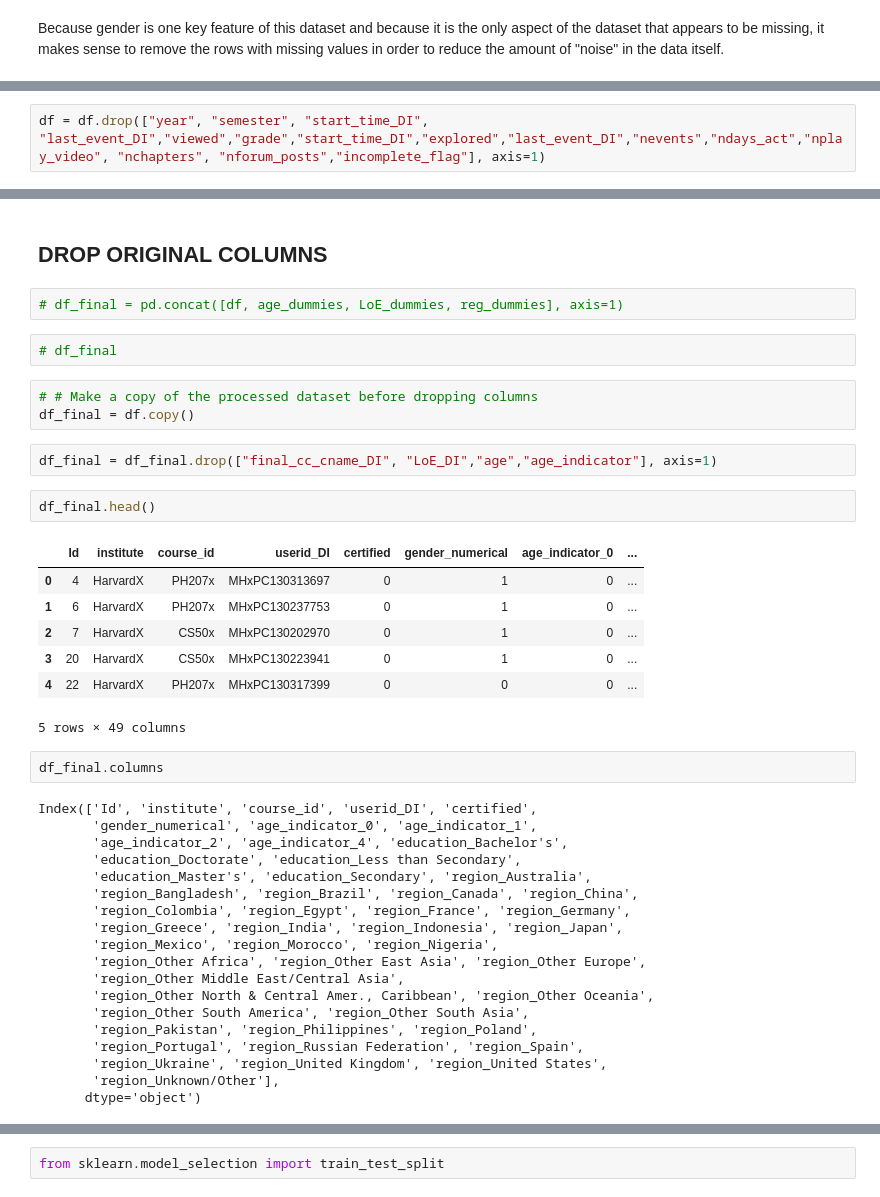
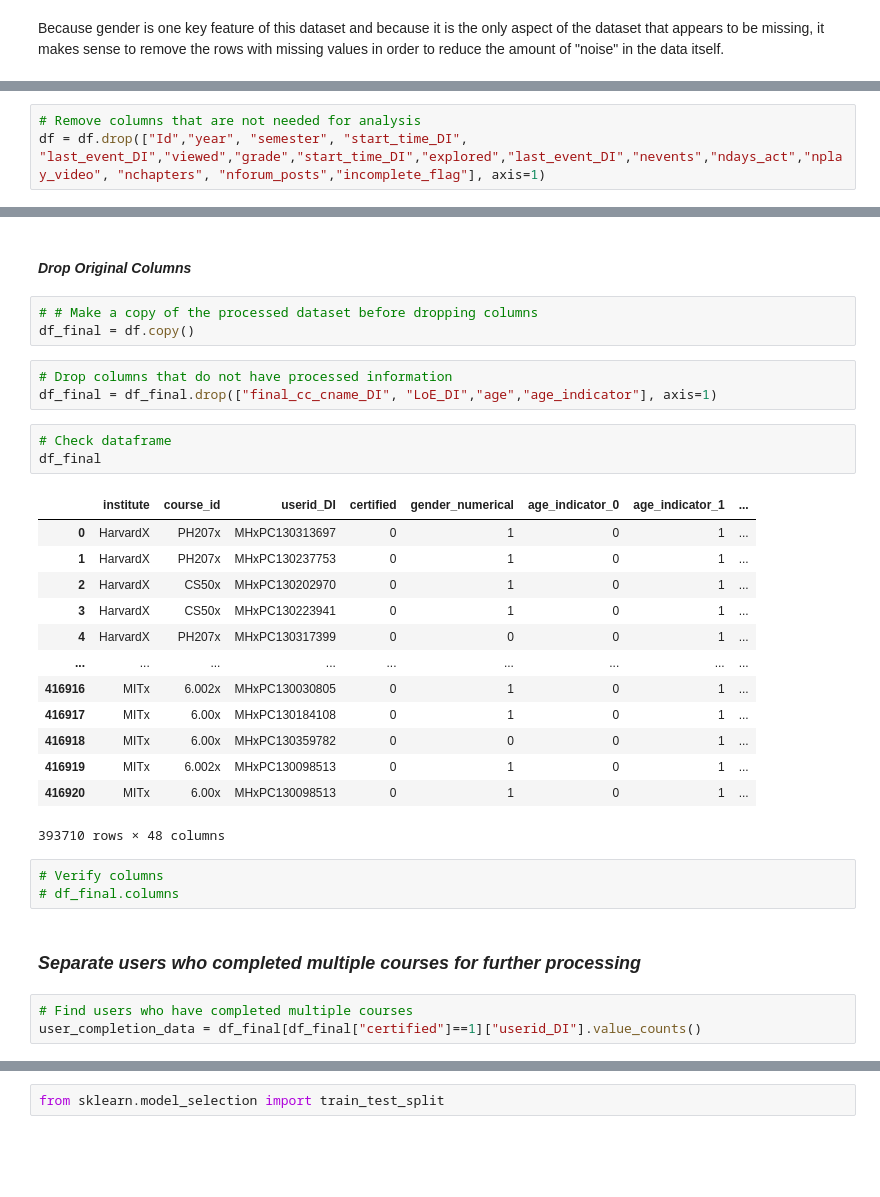
Before and after one commit to ainica/CM3070, a Jupyter notebook: CF.ipynb, the cells around one changed output, grey strips where cells are left out. Saved outputs shown, nothing was run; the diff lists cells and outputs as text; blank space fills up the shorter version.

```diff
--- a/CF.ipynb
+++ b/CF.ipynb
@@ -139,5 +81,6 @@ df[df["certified"]==1]
 # %%
-df = df.drop(["year", "semester", "start_time_DI", "last_event_DI","viewed","grade","start_time_DI","explored","last_event_DI","nevents","ndays_act","nplay_video", "nchapters", "nforum_posts","incomplete_flag"], axis=1)
+# Remove columns that are not needed for analysis
+df = df.drop(["Id","year", "semester", "start_time_DI", "last_event_DI","viewed","grade","start_time_DI","explored","last_event_DI","nevents","ndays_act","nplay_video", "nchapters", "nforum_posts","incomplete_flag"], axis=1)
 # %%
 df
 # %% [output]
@@ -283,42 +163,33 @@ df.head()
 # %% [markdown]
-## DROP ORIGINAL COLUMNS ##
+#### *Drop Original Columns* ####
-# %%
-# df_final = pd.concat([df, age_dummies, LoE_dummies, reg_dummies], axis=1)
-# %%
-# df_final
 # %%
 # # Make a copy of the processed dataset before dropping columns
 df_final = df.copy()
 # %%
+# Drop columns that do not have processed information
 df_final = df_final.drop(["final_cc_cname_DI", "LoE_DI","age","age_indicator"], axis=1)
 # %%
-df_final.head()
+# Check dataframe
+df_final
 # %% [output]
-|  | Id | institute | course_id | userid_DI | certified | gender_numerical | age_indicator_0 | ... |
-| 0 | 4 | HarvardX | PH207x | MHxPC130313697 | 0 | 1 | 0 | ... |
-| 1 | 6 | HarvardX | PH207x | MHxPC130237753 | 0 | 1 | 0 | ... |
-| 2 | 7 | HarvardX | CS50x | MHxPC130202970 | 0 | 1 | 0 | ... |
-| 3 | 20 | HarvardX | CS50x | MHxPC130223941 | 0 | 1 | 0 | ... |
-| 4 | 22 | HarvardX | PH207x | MHxPC130317399 | 0 | 0 | 0 | ... |
+|  | institute | course_id | userid_DI | certified | gender_numerical | age_indicator_0 | age_indicator_1 | ... |
+| 0 | HarvardX | PH207x | MHxPC130313697 | 0 | 1 | 0 | 1 | ... |
+| 1 | HarvardX | PH207x | MHxPC130237753 | 0 | 1 | 0 | 1 | ... |
+| 2 | HarvardX | CS50x | MHxPC130202970 | 0 | 1 | 0 | 1 | ... |
+| 3 | HarvardX | CS50x | MHxPC130223941 | 0 | 1 | 0 | 1 | ... |
+| 4 | HarvardX | PH207x | MHxPC130317399 | 0 | 0 | 0 | 1 | ... |
+| ... | ... | ... | ... | ... | ... | ... | ... | ... |
+| 416916 | MITx | 6.002x | MHxPC130030805 | 0 | 1 | 0 | 1 | ... |
+| 416917 | MITx | 6.00x | MHxPC130184108 | 0 | 1 | 0 | 1 | ... |
+| 416918 | MITx | 6.00x | MHxPC130359782 | 0 | 0 | 0 | 1 | ... |
+| 416919 | MITx | 6.002x | MHxPC130098513 | 0 | 1 | 0 | 1 | ... |
+| 416920 | MITx | 6.00x | MHxPC130098513 | 0 | 1 | 0 | 1 | ... |
-5 rows × 49 columns
+393710 rows × 48 columns
 # %%
-df_final.columns
+# Verify columns
+# df_final.columns
-# %% [output]
-Index(['Id', 'institute', 'course_id', 'userid_DI', 'certified',
-       'gender_numerical', 'age_indicator_0', 'age_indicator_1',
-       'age_indicator_2', 'age_indicator_4', 'education_Bachelor's',
-       'education_Doctorate', 'education_Less than Secondary',
-       'education_Master's', 'education_Secondary', 'region_Australia',
-       'region_Bangladesh', 'region_Brazil', 'region_Canada', 'region_China',
-       'region_Colombia', 'region_Egypt', 'region_France', 'region_Germany',
-       'region_Greece', 'region_India', 'region_Indonesia', 'region_Japan',
-       'region_Mexico', 'region_Morocco', 'region_Nigeria',
-       'region_Other Africa', 'region_Other East Asia', 'region_Other Europe',
-       'region_Other Middle East/Central Asia',
-       'region_Other North & Central Amer., Caribbean', 'region_Other Oceania',
-       'region_Other South America', 'region_Other South Asia',
-       'region_Pakistan', 'region_Philippines', 'region_Poland',
-       'region_Portugal', 'region_Russian Federation', 'region_Spain',
-       'region_Ukraine', 'region_United Kingdom', 'region_United States',
-       'region_Unknown/Other'],
-      dtype='object')
+# %% [markdown]
+### *Separate users who completed multiple courses for further processing* ###
+# %%
+# Find users who have completed multiple courses
+user_completion_data = df_final[df_final["certified"]==1]["userid_DI"].value_counts()
```
Also changed, not shown: parts of 100 cells of this notebook.
